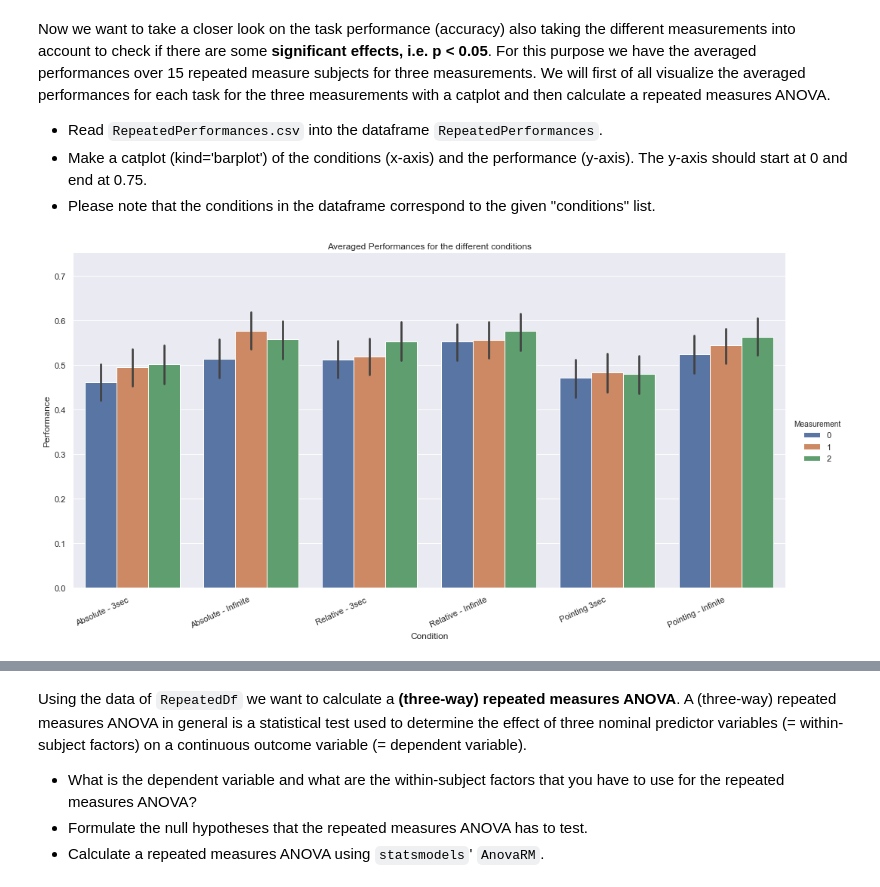
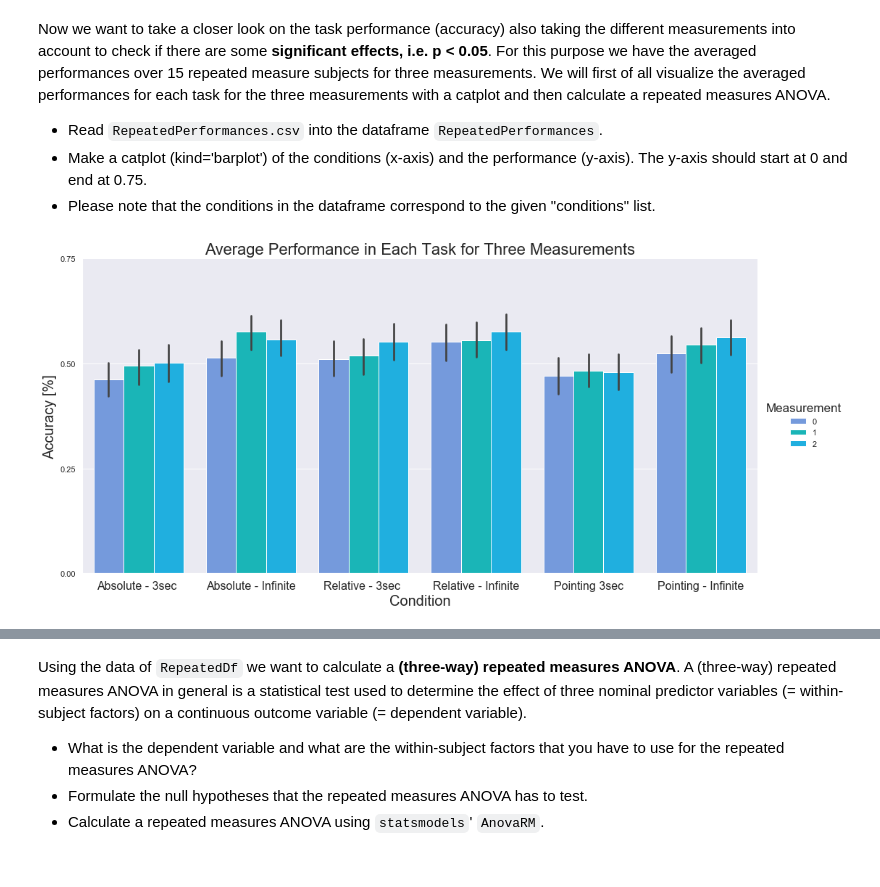
Before and after one commit to NBP-ACC/week-6-acc_01, a Jupyter notebook: sheet04.ipynb, the cells around one changed output, grey strips where cells are left out. Drawn from its saved outputs; the diff is of its cells as text; code cells hidden in the pictures.

```diff
--- a/sheet04.ipynb
+++ b/sheet04.ipynb
@@ -219,19 +298,21 @@ Now we want to take a closer look on the task performance (accuracy) also taking
 - Make a catplot (kind='barplot') of the conditions (x-axis) and the performance (y-axis). The y-axis should start at 0 and end at 0.75.
 - Please note that the conditions in the dataframe correspond to the given "conditions" list.
 # %%
-conditions = ["Absolute - 3sec ","Absolute - Infinite","Relative - 3sec ",
-              "Relative - Infinite","Pointing 3sec","Pointing - Infinite"]
+conditions = ['Absolute - 3sec ','Absolute - Infinite','Relative - 3sec ',
+              'Relative - Infinite','Pointing 3sec','Pointing - Infinite']
 
-# read RepeatedPerformances.csv and store it as data frame
-REPPATH = os.getcwd()+ "/Data/RepeatedPerformances.csv"
+# read the csv file into a dataframe
+RepeatedPerformances = pd.read_csv('Data/RepeatedPerformances.csv')
 
-RepeatedPerformances = pd.read_csv(REPPATH)
+# plot the data
+g = sns.catplot(x='Condition', y='Performance', hue='Measurement', data=RepeatedPerformances,
+                  kind='bar', height=7, aspect=2, palette=['cornflowerblue', 'darkturquoise','deepskyblue'])
 
-# create catplot and set axis and title, also rotate xticklabels for better readability
-ax = sns.catplot(x='Condition', y='Performance', hue='Measurement', data=RepeatedPerformances,
-                 kind='bar', height=7, aspect=2)
-ax.set(title= "Averaged Performances for the different conditions", ylim=[0, 0.75]);
-ax.set_xticklabels(conditions, rotation=25, ha="right");
+# set plot title and other stuff
+sns.set_context(rc={'axes.titlesize':22, 'axes.labelsize':20})
+g.set(title='Average Performance in Each Task for Three Measurements', yticks=np.arange(0, .76, step=0.25),
+      ylabel='Accuracy [%]')
+g.set_xticklabels(conditions, size=16);
 # %% [output]
-[figure, old version]
+[figure, new version]
 # %%
```
Also changed, not shown: parts of 35 cells of this notebook.
